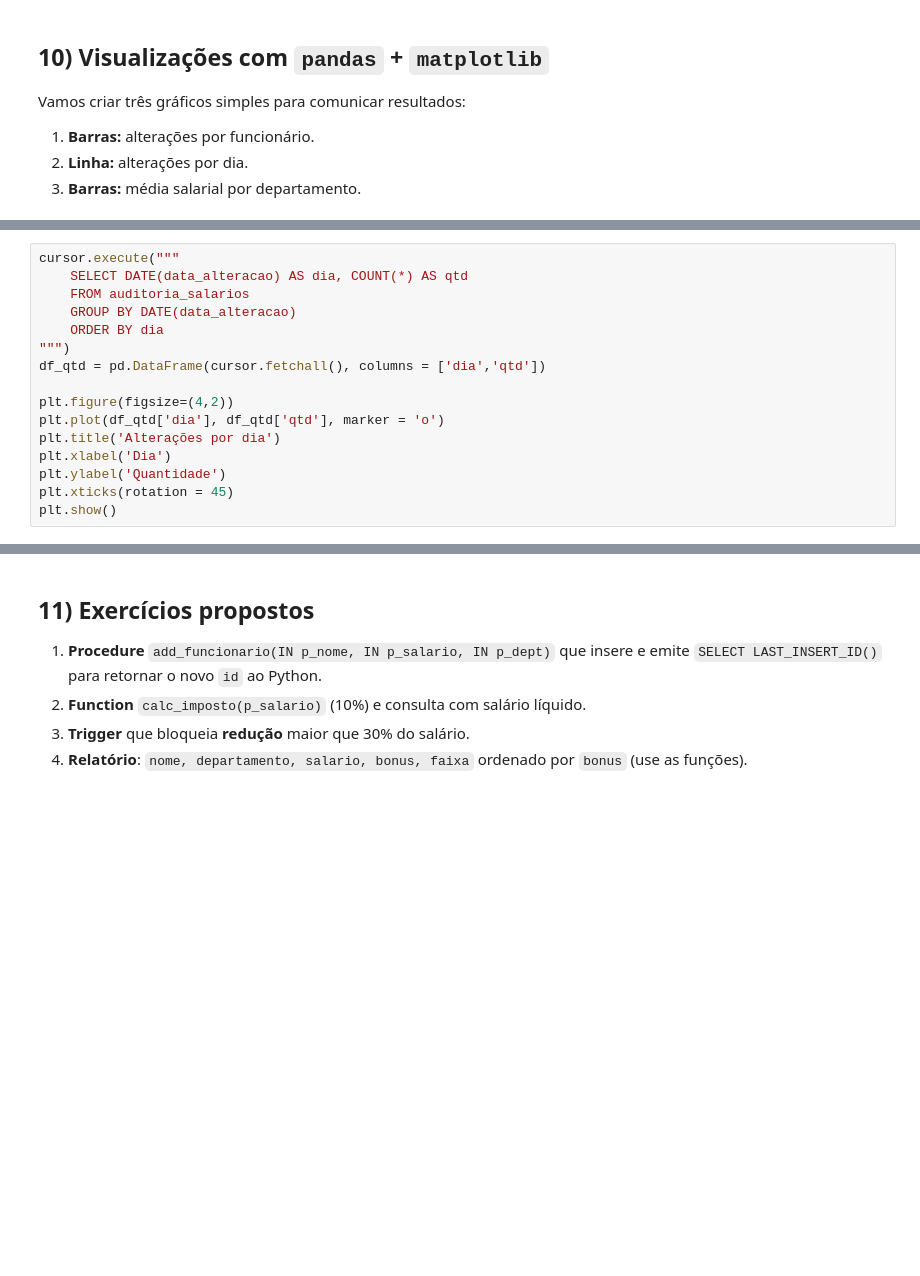
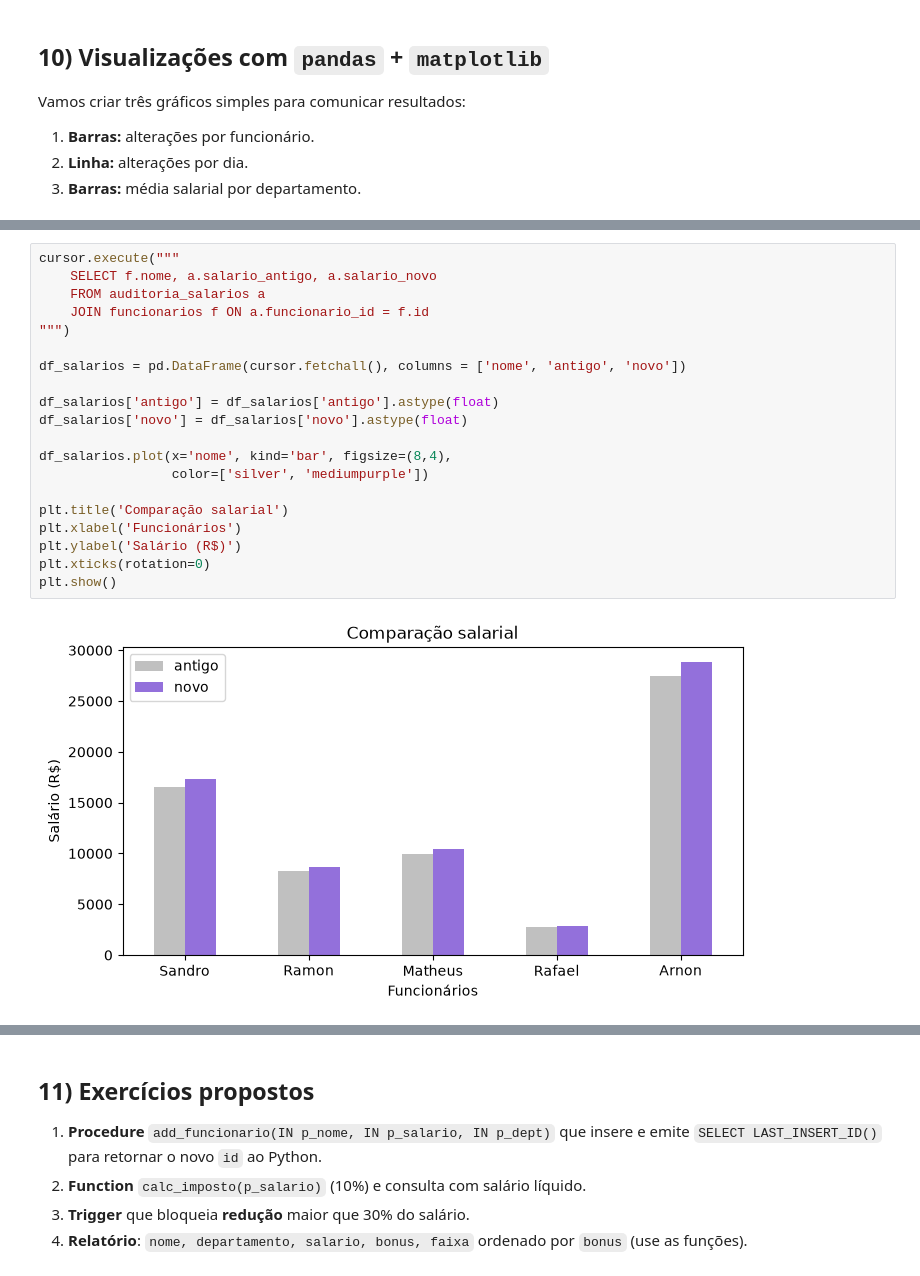
Before and after one commit to Duduur/Atividade_Rafa, a Jupyter notebook: 11_Procedures_Functions_Triggers.ipynb, the cells around one changed output, grey strips where cells are left out. Saved outputs shown, nothing was run; the diff lists cells and outputs as text; blank space fills up the shorter version.

```diff
--- a/11_Procedures_Functions_Triggers.ipynb
+++ b/11_Procedures_Functions_Triggers.ipynb
@@ -392,17 +384,23 @@ plt.show()
 # %%
 cursor.execute("""
-    SELECT DATE(data_alteracao) AS dia, COUNT(*) AS qtd
-    FROM auditoria_salarios
-    GROUP BY DATE(data_alteracao)
-    ORDER BY dia
+    SELECT f.nome, a.salario_antigo, a.salario_novo
+    FROM auditoria_salarios a
+    JOIN funcionarios f ON a.funcionario_id = f.id
 """)
-df_qtd = pd.DataFrame(cursor.fetchall(), columns = ['dia','qtd'])
 
-plt.figure(figsize=(4,2))
-plt.plot(df_qtd['dia'], df_qtd['qtd'], marker = 'o')
-plt.title('Alterações por dia')
-plt.xlabel('Dia')
-plt.ylabel('Quantidade')
-plt.xticks(rotation = 45)
+df_salarios = pd.DataFrame(cursor.fetchall(), columns = ['nome', 'antigo', 'novo'])
+
+df_salarios['antigo'] = df_salarios['antigo'].astype(float)
+df_salarios['novo'] = df_salarios['novo'].astype(float)
+
+df_salarios.plot(x='nome', kind='bar', figsize=(8,4),
+                 color=['silver', 'mediumpurple'])
+
+plt.title('Comparação salarial')
+plt.xlabel('Funcionários')
+plt.ylabel('Salário (R$)')
+plt.xticks(rotation=0)
 plt.show()
+# %% [output]
+[figure, added]
 # %%
```
Also changed, not shown: parts of 11 cells of this notebook, 15 other files.
